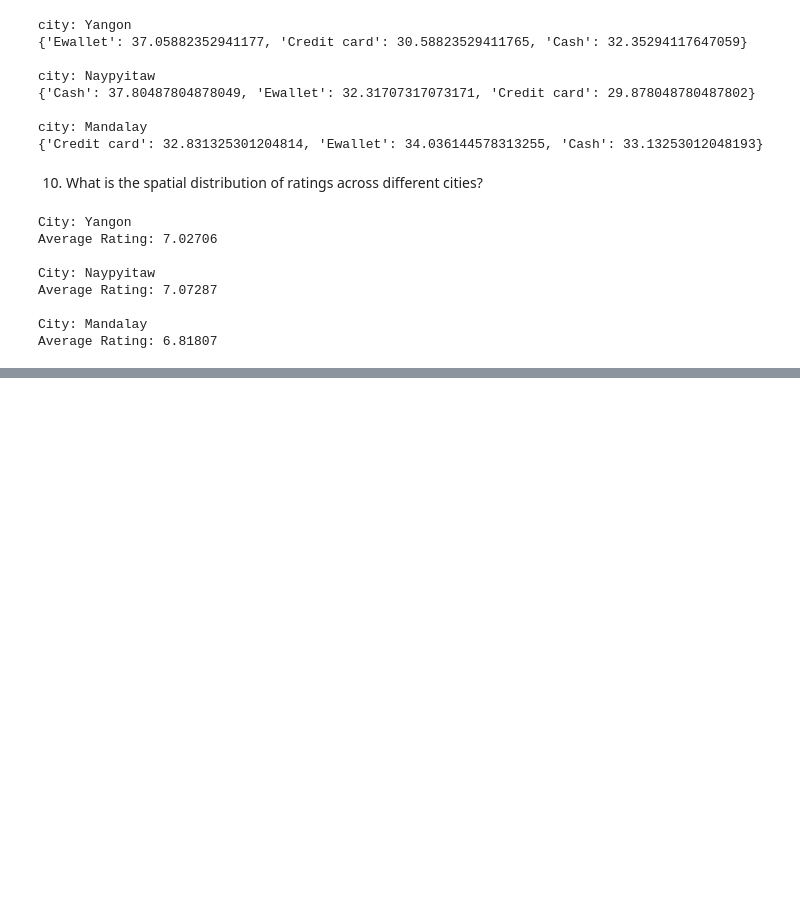
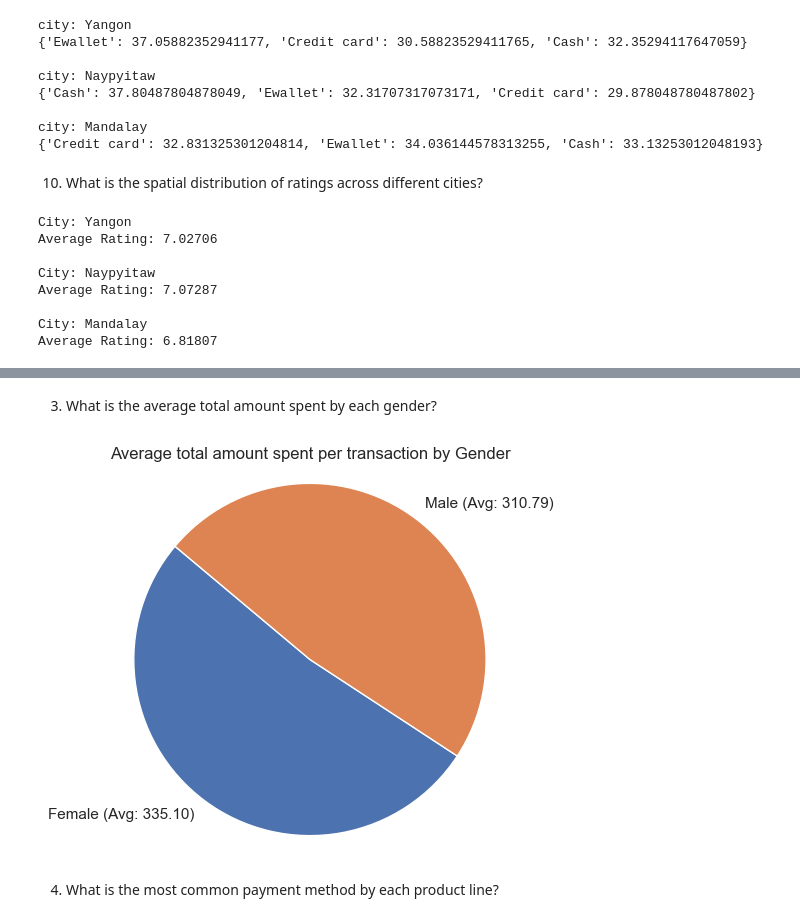
Before and after one commit to ShivaBollam07/Walmart-Data-Analysis-using-SQL, a Jupyter notebook: DataAnalysis.ipynb, the cells around one changed output, grey strips where cells are left out. Saved outputs shown, nothing was run; the diff lists cells and outputs as text; code cells hidden in the pictures; blank space fills up the shorter version.

```diff
--- a/DataAnalysis.ipynb
+++ b/DataAnalysis.ipynb
@@ -319,0 +380,20 @@ Average Rating: 6.81807
+# %% [markdown]
+3. What is the average total amount spent by each gender?
+# %%
+sql_query = "SELECT Gender, SUM(Total) AS total_spent, COUNT(*) AS num_transactions FROM walmarttable GROUP BY Gender"
+cursor.execute(sql_query)
+results = cursor.fetchall()
+
+average_spent = [row[1] / row[2] for row in results]
+
+labels = [f"{row[0]} (Avg: {avg:.2f})" for row, avg in zip(results, average_spent)]
+
+plt.figure(figsize=(5,5))
+plt.pie(average_spent, labels=labels, startangle=140)
+plt.title('Average total amount spent per transaction by Gender')
+plt.axis('equal')
+plt.show()
+# %% [output]
+[figure, added]
+# %% [markdown]
+4. What is the most common payment method by each product line?
```
Also changed, not shown: parts of 6 cells of this notebook, 4 other files.
